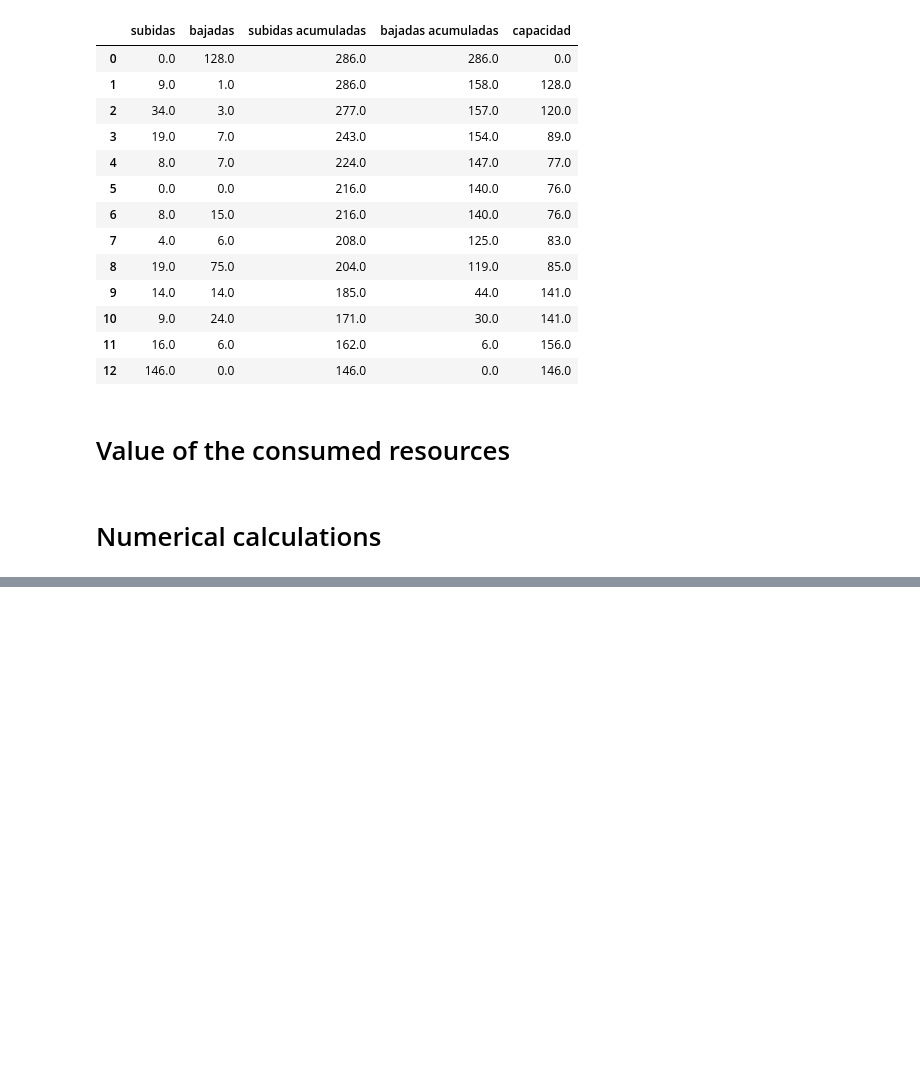
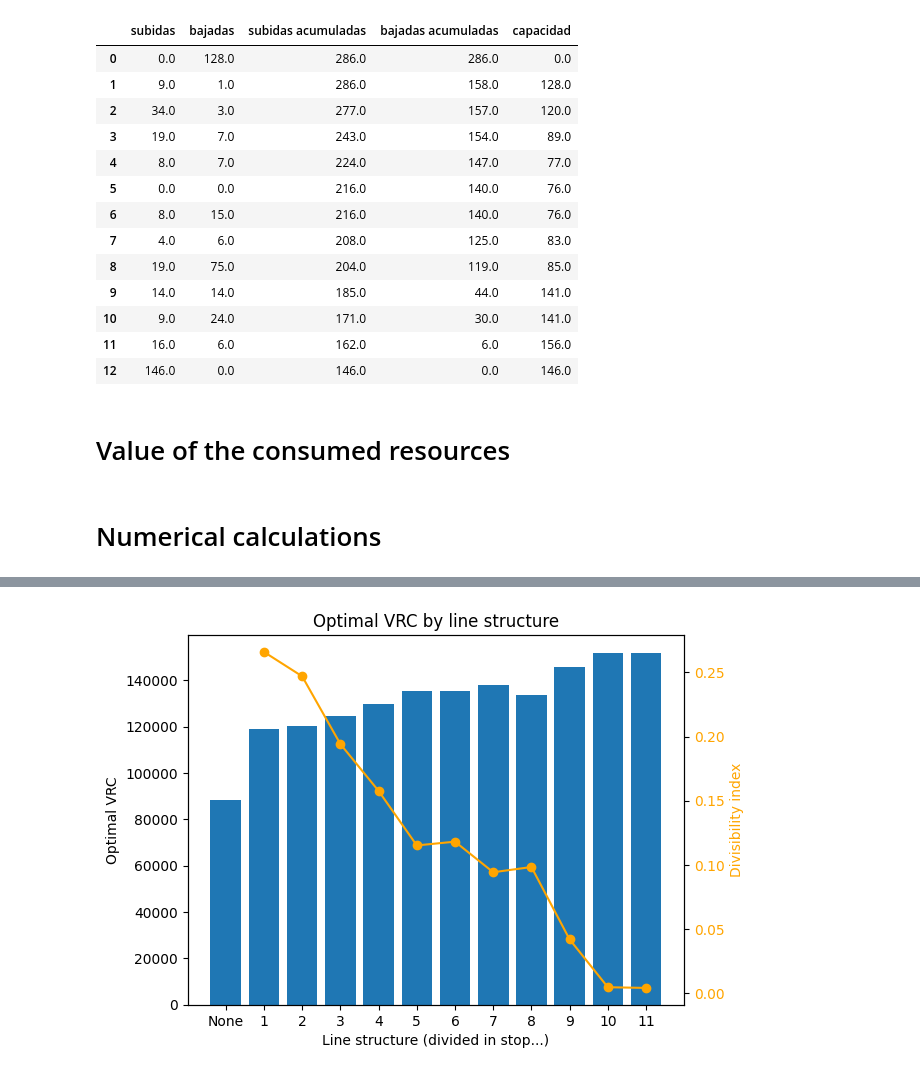
Before and after one commit to valeegomex/Genetic-algorithm-parametric-city, a Jupyter notebook: paper1_numericalExamples/Canberra/Data Analisys.ipynb, the cells around one changed output, grey strips where cells are left out. Cells and saved outputs as stored; diff of their text form; code cells hidden in the pictures; blank space fills up the shorter version.

Commit message:
figures

```diff
--- a/paper1_numericalExamples/Canberra/Data Analisys.ipynb
+++ b/paper1_numericalExamples/Canberra/Data Analisys.ipynb
@@ -270,9 +271,9 @@ def di_calculation(demand: pd.DataFrame, travel_time: pd.DataFrame, d1: float, d
     divisibility = [0]*len(demand.index)
     for i in range(1, len(travel_time.index)-1):
         term1 = 1 - d1*transfers[i]/total_demand
-        term2 = abs(flow_max[i][0] - flow_max[i][1])
+        term2 = abs(flow_max[i][0] - flow_max[i][1])/total_demand
         term3 = 1 + d2*length[i]
-        divisibility[i] = term1 + term2 + term3
+        divisibility[i] = term1 * term2 * term3
 
     return divisibility
 # %%
@@ -624,7 +625,7 @@ def vrc_fix(demand: pd.DataFrame,
         # Passengers traveling from after i to before i.
         flow_r = demand.loc[i+1:, :i].values.sum()
         flow_right.append(flow_r)
-    # Maximum flow by arc
+    # Minimum flow by arc
     flow_min = min(flow_left + flow_right)
     operators_vrc_fix = 2*board_alight_time*c0*total_demand + cicle_time_motion*flow_min*c1
 
@@ -654,11 +655,13 @@ def vrc_optimization(demand: pd.DataFrame,
                         board_alight_time=board_alight_time,
                         c0=c0,
                         c1=c1)
+
         return vrc_value
 
     # Minimization
     initial_freq = [30]*(len(divided_nodes)+1)
-    result = minimize(vrc_auxiliar, initial_freq)
+    bounds = [(1, 1000)]*len(initial_freq)
+    result = minimize(vrc_auxiliar, initial_freq, bounds=bounds)
 
     optimal_freq = result.x
     optimal_vrc = result.fun
@@ -803,0 +817,27 @@ np.float64(23.856737268518515)
+# %%
+# Plot
+
+# Datos de ejemplo
+categories = ['None'] + [f'{i}' for i in range(1, len(demand.index)-1)]
+values = [vrc_optimal_complete] + vrc_optimal_divisions
+
+# Crear gráfico de barras
+fig, ax1 = plt.subplots()
+ax1.bar(categories, values)
+
+# Añadir título y etiquetas
+ax1.set_xlabel('Line structure (divided in stop...)')
+ax1.set_ylabel('Optimal VRC')
+
+
+# Crear eje secundario
+ax2 = ax1.twinx()
+ax2.plot(categories[1:], di_values[1:-1], color='orange', marker='o', label='DI')
+ax2.set_ylabel('Divisibility index', color='orange')
+ax2.tick_params(axis='y', labelcolor='orange')
+
+# Mostrar el gráfico
+plt.title('Optimal VRC by line structure')
+plt.show()
+# %% [output]
+[figure, added]
```
Also changed, not shown: parts of 13 cells of this notebook.
